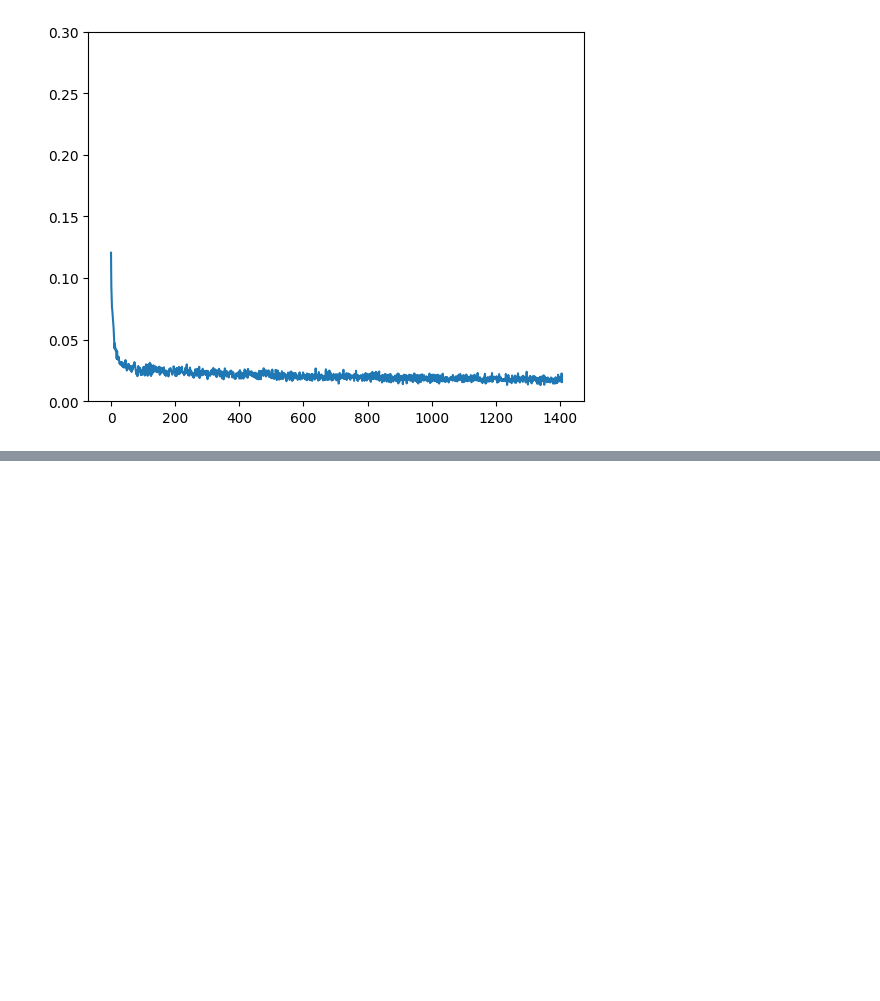
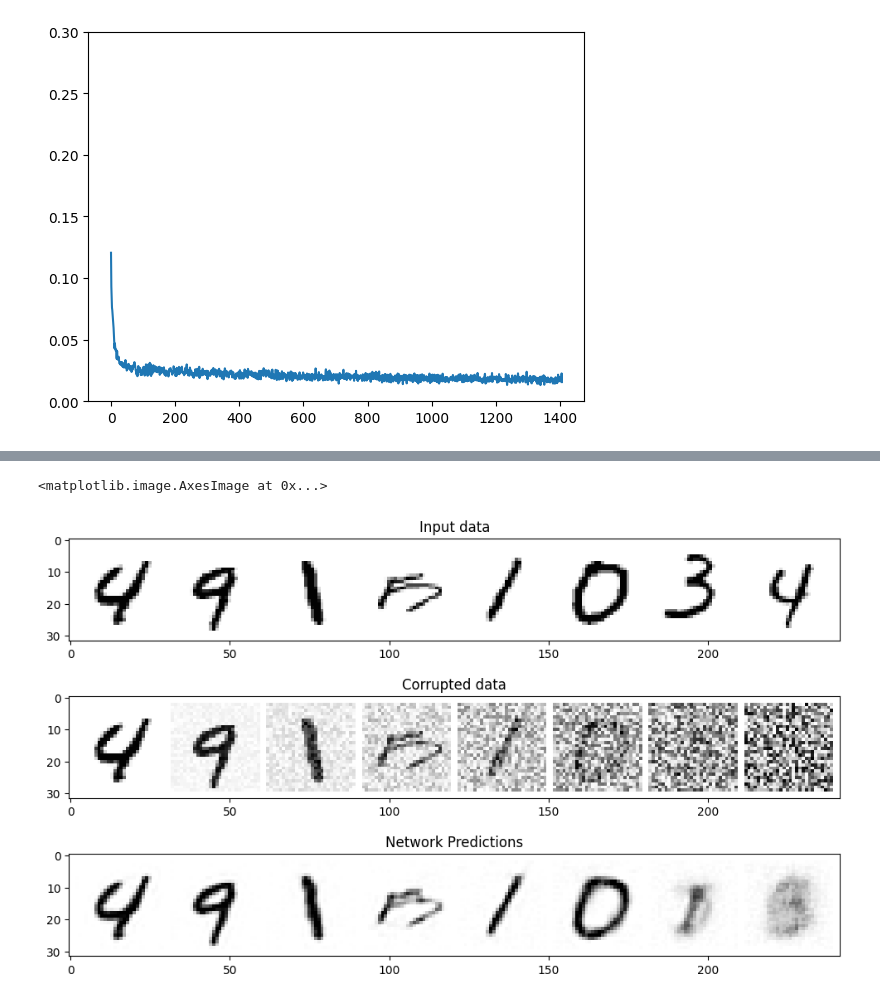
Before and after one commit to jean-kunz/cop_diffusion, a Jupyter notebook: nbks/diffusion_from_scratch.ipynb, the cells around one changed output, grey strips where cells are left out. Drawn from its saved outputs; the diff is of its cells as text; code cells hidden in the pictures; blank space fills up the shorter version.

```diff
--- a/nbks/diffusion_from_scratch.ipynb
+++ b/nbks/diffusion_from_scratch.ipynb
@@ -316,0 +318,20 @@ ic| ux.shape: torch.Size([8, 1, 28, 28])
+# %%
+# Corrupt with a range of amounts
+amount = torch.linspace(0, 1, x.shape[0])  # Left to right -> more corruption
+noised_x = corrupt(x, amount)
+
+# Get the model predictions
+with torch.no_grad():
+    preds = net(noised_x.to(device)).detach().cpu()
+
+# Plot
+fig, axs = plt.subplots(3, 1, figsize=(12, 7))
+axs[0].set_title("Input data")
+axs[0].imshow(torchvision.utils.make_grid(x)[0].clip(0, 1), cmap="Greys")
+axs[1].set_title("Corrupted data")
+axs[1].imshow(torchvision.utils.make_grid(noised_x)[0].clip(0, 1), cmap="Greys")
+axs[2].set_title("Network Predictions")
+axs[2].imshow(torchvision.utils.make_grid(preds)[0].clip(0, 1), cmap="Greys")
+# %% [output]
+<matplotlib.image.AxesImage at 0x...>
+[figure, added]
```
Also changed, not shown: parts of 6 cells of this notebook.
